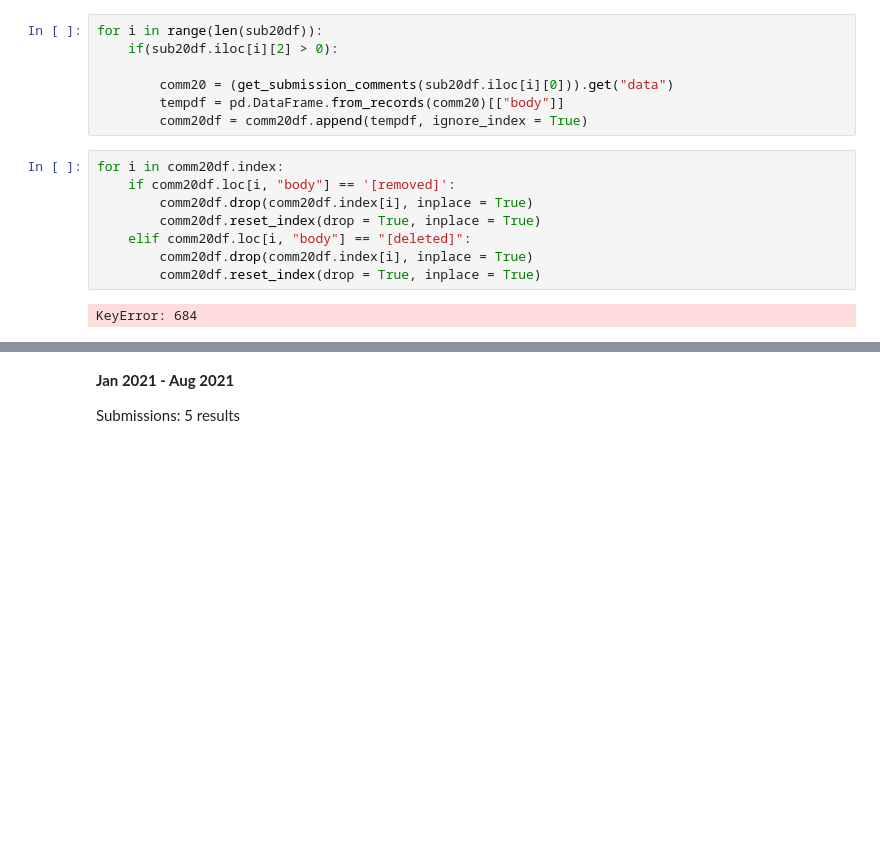
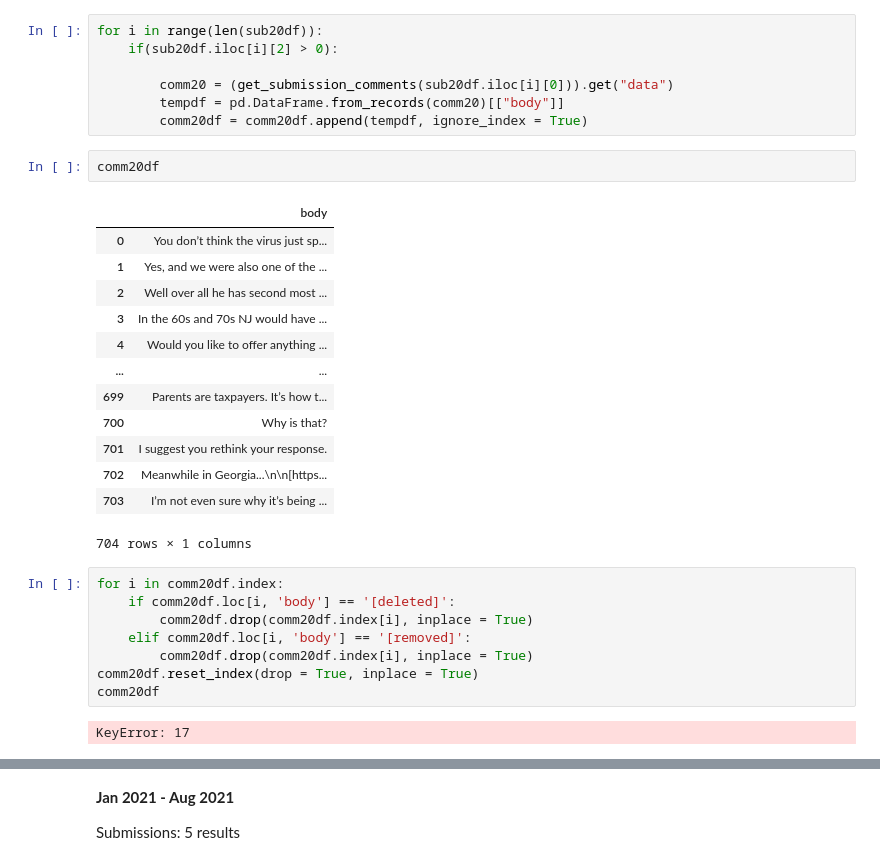
Before and after one commit to ljg-123/iti221project, a Jupyter notebook: iti221project(3).ipynb, the cells around one changed output, grey strips where cells are left out. Cells and saved outputs as stored; diff of their text form; blank space fills up the shorter version.

```diff
--- a/iti221project(3).ipynb
+++ b/iti221project(3).ipynb
@@ -64,13 +64,29 @@ for i in range(len(sub20df)):
         comm20 = (get_submission_comments(sub20df.iloc[i][0])).get("data")
         tempdf = pd.DataFrame.from_records(comm20)[["body"]]
         comm20df = comm20df.append(tempdf, ignore_index = True)
+# %%
+comm20df
+# %% [output]
+|  | body |
+| 0 | You don’t think the virus just sp... |
+| 1 | Yes, and we were also one of the ... |
+| 2 | Well over all he has second most ... |
+| 3 | In the 60s and 70s NJ would have ... |
+| 4 | Would you like to offer anything ... |
+| ... | ... |
+| 699 | Parents are taxpayers. It’s how t... |
+| 700 | Why is that? |
+| 701 | I suggest you rethink your response. |
+| 702 | Meanwhile in Georgia...\n\n[https... |
+| 703 | I’m not even sure why it’s being ... |
+704 rows × 1 columns
 # %%
 for i in comm20df.index:
-    if comm20df.loc[i, "body"] == '[removed]':
+    if comm20df.loc[i, 'body'] == '[deleted]':
         comm20df.drop(comm20df.index[i], inplace = True)
-        comm20df.reset_index(drop = True, inplace = True)
-    elif comm20df.loc[i, "body"] == "[deleted]":
+    elif comm20df.loc[i, 'body'] == '[removed]':
         comm20df.drop(comm20df.index[i], inplace = True)
-        comm20df.reset_index(drop = True, inplace = True)
+comm20df.reset_index(drop = True, inplace = True)
+comm20df
 # %% [output]
-KeyError: 684
+KeyError: 17
```
Also changed, not shown: parts of 15 cells of this notebook.
